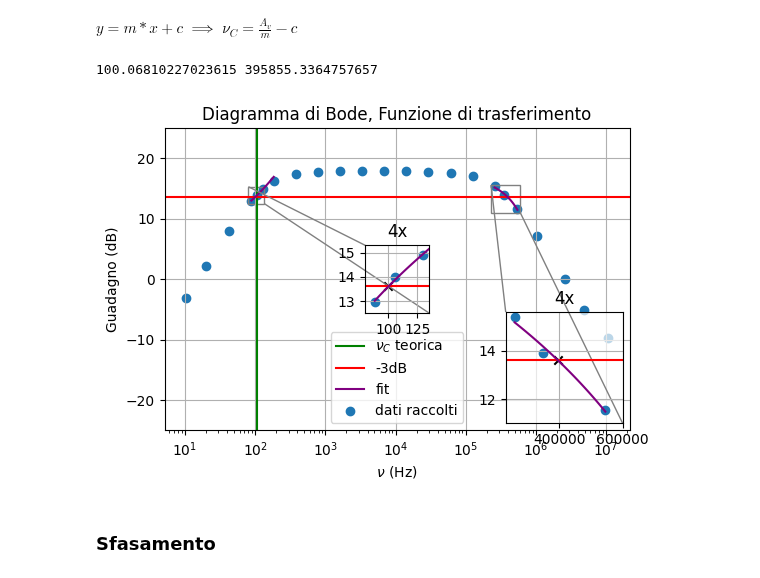
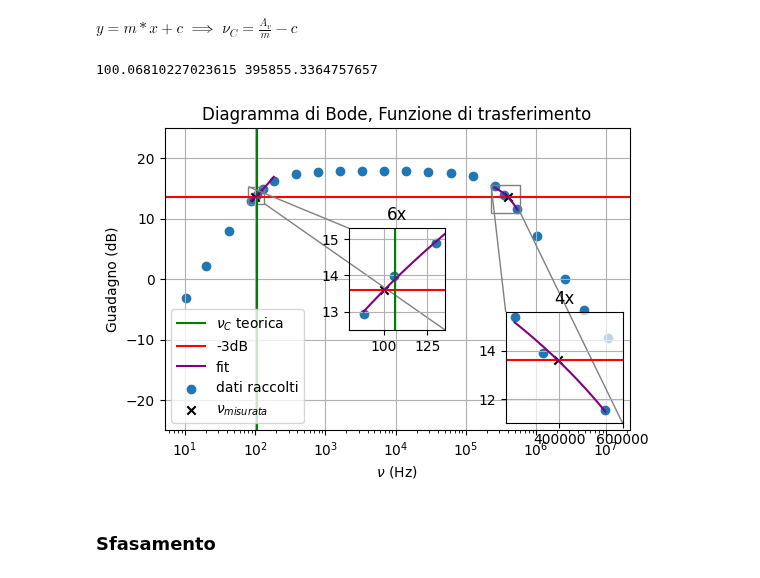
Before and after one commit to 1892051/LabSS, a Jupyter notebook: LabSS/esperienza_2/esp2.ipynb, the cells around one changed output. Saved outputs shown, nothing was run; the diff lists cells and outputs as text; code cells hidden in the pictures.

```diff
--- a/LabSS/esperienza_2/esp2.ipynb
+++ b/LabSS/esperienza_2/esp2.ipynb
@@ -150,15 +150,19 @@ nu_c_calcolata_L = (( T[8:14].mean()-3))/m_L - c_L/m_L
 nu_c_calcolata_H = (( T[8:14].mean()-3))/m_H - c_H/m_H
 print(nu_c_calcolata_L, nu_c_calcolata_H)
 
+plt.scatter(nu_c_calcolata_H,20*np.log10( T[8:14].mean()-3 ),marker="x",color="black", label="$\\nu_{misurata}$")
+plt.scatter(nu_c_calcolata_L,20*np.log10( T[8:14].mean()-3 ),marker="x",color="black")
+
+
 plt.xlabel("$\\nu$ (Hz)")
 plt.ylabel("Guadagno (dB)")
 plt.grid()
 plt.ylim(-25,25)
-plt.legend()
+plt.legend(loc=3)
 
 #per lo zoom sulla F_L
 
-axins = zoomed_inset_axes(ay, 4,loc="center")
+axins = zoomed_inset_axes(ay, 6,loc="center")
 axins.set_xlim(80, 135)
 axins.set_ylim(12.5,15.3)
 plt.scatter(nu,(20*np.log10(T)),marker='o')
@@ -168,41 +172,42 @@ plt.grid(which="both")
 mark_inset(ay, axins, loc1=2, loc2=4, fc="none", ec="0.5")
 plt.xticks(visible=True)
 plt.yticks(visible=True)
+plt.axvline(nu_c_attesa, label="$\\nu_C$ teorica", color="green")
 
 plt.plot(x_fit_L,20*np.log10(y_fit_L),color="purple")
 plt.scatter(nu_c_calcolata_L,20*np.log10( T[8:14].mean()-3 ),marker="x",color="black")
 axins.patch.set_alpha(.7)
 
-plt.title("4x")
+plt.title("6x")
 
 #per lo zoom sulla F_H
 
 axins = zoomed_inset_axes(ay, 4,loc="lower right")
 axins.set_xlim(230000, 600000)
 axins.set_ylim(11,15.6)
 plt.scatter(nu,(20*np.log10(T)),marker='o')
 #plt.plot(w,    H(w*2*np.pi), label="curva teorica")
 plt.axhline(20*np.log10( T[8:14].mean()-3 ) ,color="red", label="-3dB")
 plt.grid(which="both")
 mark_inset(ay, axins, loc1=2, loc2=4, fc="none", ec="0.5")
 plt.xticks(visible=True)
 plt.yticks(visible=True)
 
 
 plt.plot(x_fit_H,20*np.log10(y_fit_H),color="purple")
 
 plt.scatter(nu_c_calcolata_H,20*np.log10( T[8:14].mean()-3 ),marker="x",color="black")
 axins.patch.set_alpha(.7)
 
 
 plt.title("4x")
 
 
 
 plt.savefig("Bode_T.png", dpi=300)
 # %% [output]
 100.06810227023615 395855.3364757657
-[figure, old version]
+[figure, new version]
 # %% [markdown]
 ### Sfasamento
 # %% [markdown]
```
